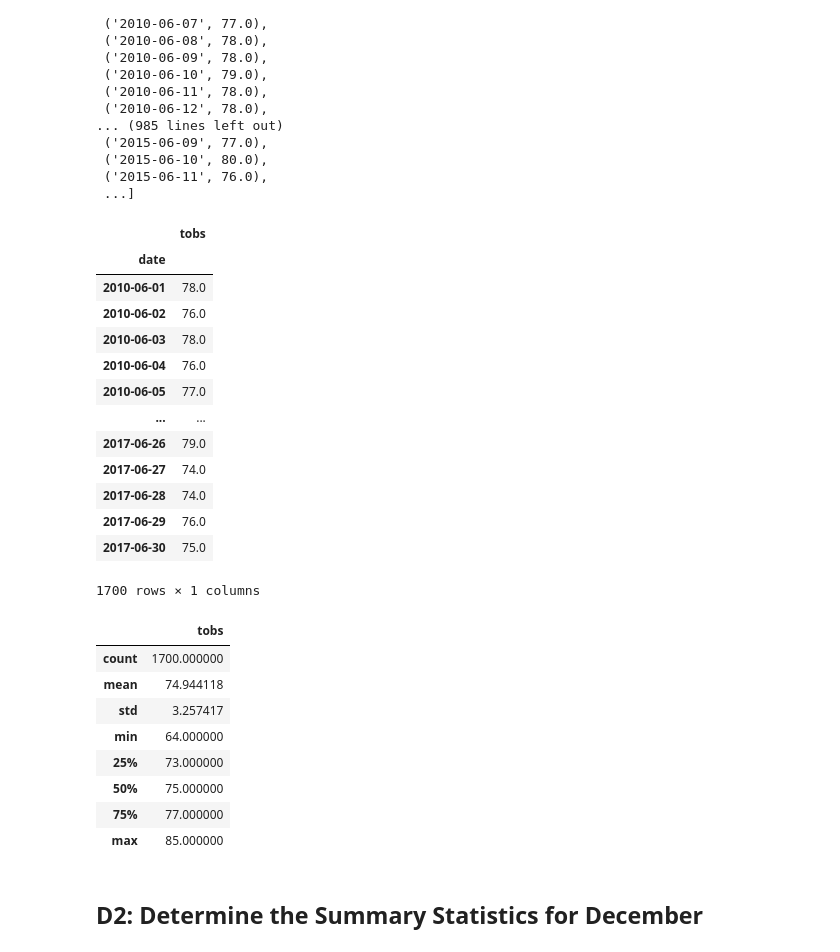
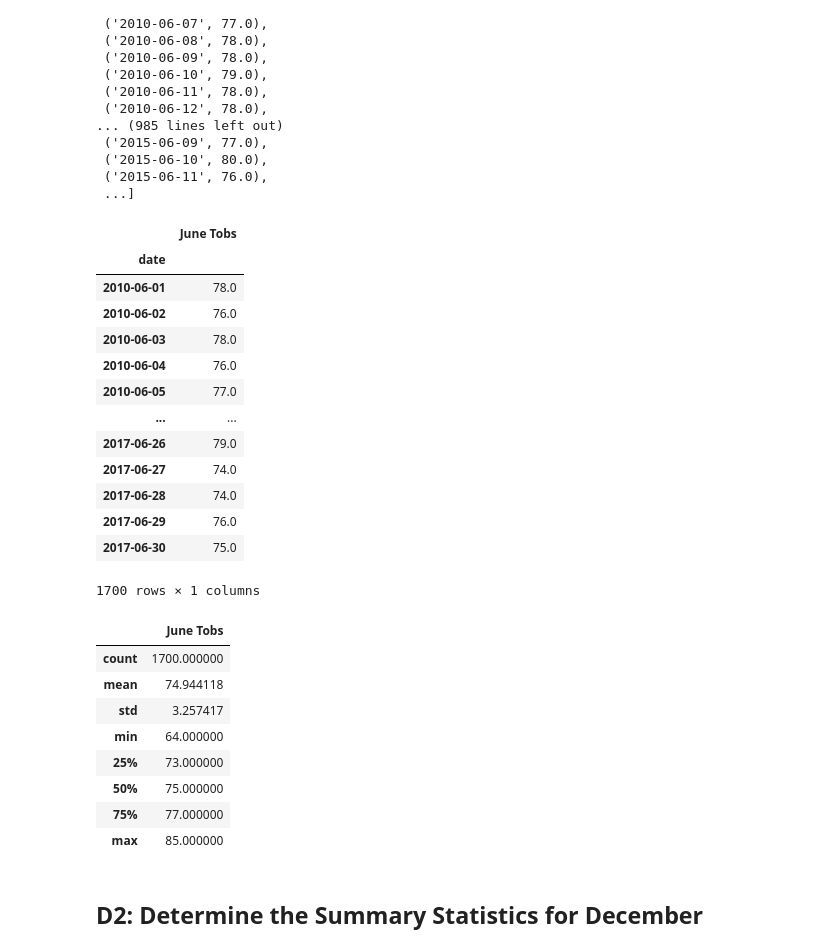
Before and after one commit to cedoula/surfs_up, a Jupyter notebook: SurfsUp_Challenge.ipynb, the cells around one changed output. Saved outputs shown, nothing was run; the diff lists cells and outputs as text; code cells hidden in the pictures.

```diff
--- a/SurfsUp_Challenge.ipynb
+++ b/SurfsUp_Challenge.ipynb
@@ -55,12 +55,12 @@ temps
  ...]
 # %%
 # 4. Create a DataFrame from the list of temperatures for the month of June.
-temps_df = pd.DataFrame(temps, columns=['date','tobs'])
+temps_df = pd.DataFrame(temps, columns=['date','June Tobs'])
 temps_df.set_index(temps_df['date'], inplace=True)
-temps_df=temps_df[['tobs']]
+temps_df=temps_df[['June Tobs']]
 temps_df
 # %% [output]
-|  | tobs |
+|  | June Tobs |
 | date |  |
 | 2010-06-01 | 78.0 |
 | 2010-06-02 | 76.0 |
@@ -78,7 +78,7 @@ temps_df
 # 5. Calculate and print out the summary statistics for the June temperature DataFrame.
 temps_df.describe()
 # %% [output]
-|  | tobs |
+|  | June Tobs |
 | count | 1700.000000 |
 | mean | 74.944118 |
 | std | 3.257417 |
```
Also changed, not shown: parts of 2 cells of this notebook, 1 other file.
